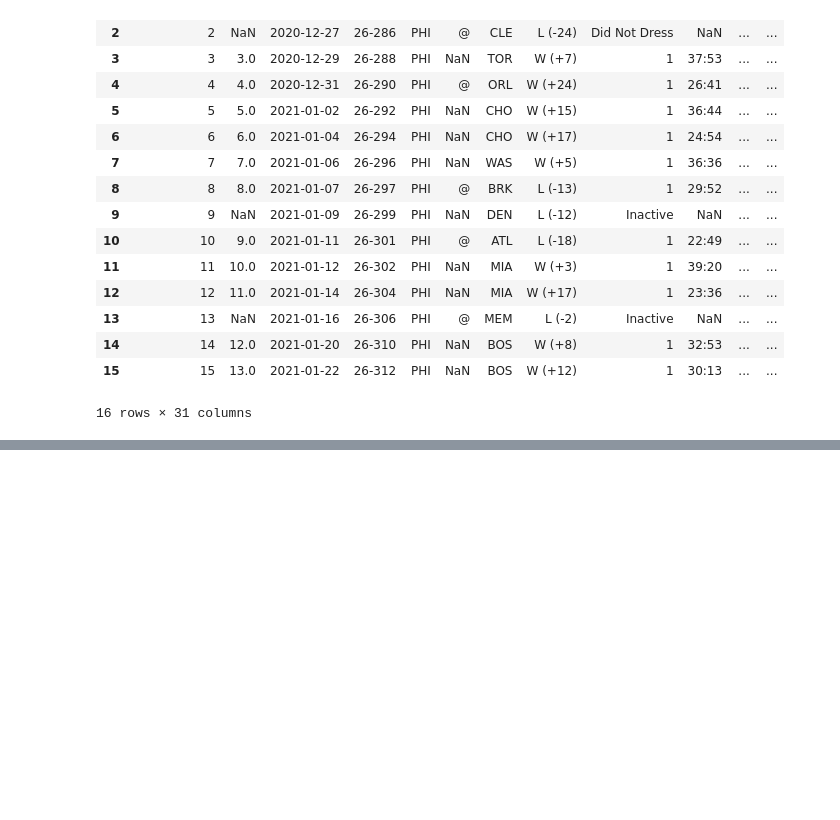
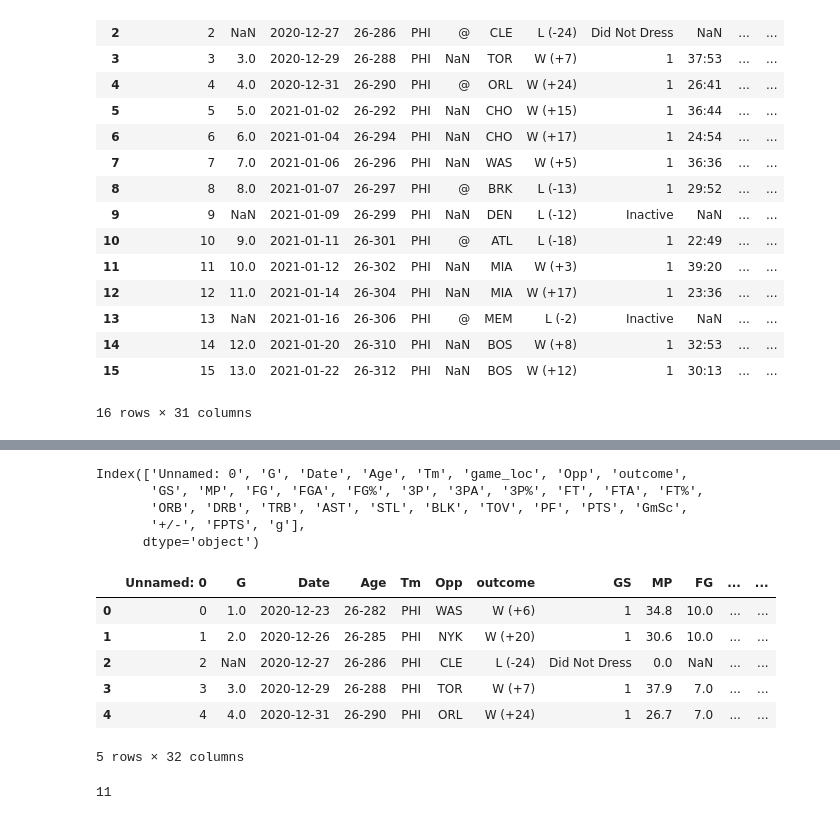
Before and after one commit to Sethicus-Millicus/basketball_data, a Jupyter notebook: NBAstats/Untitled Folder/web_scraping_tutorial.ipynb, the cells around one changed output, grey strips where cells are left out. Cells and saved outputs as stored; diff of their text form; code cells hidden in the pictures; blank space fills up the shorter version.

```diff
--- a/NBAstats/Untitled Folder/web_scraping_tutorial.ipynb
+++ b/NBAstats/Untitled Folder/web_scraping_tutorial.ipynb
@@ -195,0 +243,23 @@ df_embiid
+# %%
+column_names = {'': 'game_loc', '.1': 'outcome'}
+df_embiid.columns = df_embiid.columns.str.strip()
+df_embiid = df_embiid.rename(columns = column_names)
+df_embiid.columns
+# %% [output]
+Index(['Unnamed: 0', 'G', 'Date', 'Age', 'Tm', 'game_loc', 'Opp', 'outcome',
+       'GS', 'MP', 'FG', 'FGA', 'FG%', '3P', '3PA', '3P%', 'FT', 'FTA', 'FT%',
+       'ORB', 'DRB', 'TRB', 'AST', 'STL', 'BLK', 'TOV', 'PF', 'PTS', 'GmSc',
+       '+/-', 'FPTS', 'g'],
+      dtype='object')
+# %%
+df_embiid['HOME_GAME'] = [1 if pd.isna(df_embiid.game_loc[gm])==True else 0 for gm in range(len(df_embiid))]
+df_embiid.drop(['game_loc'], inplace=True, axis=1)
+df_embiid.head()
+# %% [output]
+|  | Unnamed: 0 | G | Date | Age | Tm | Opp | outcome | GS | MP | FG | ... | ... |
+| 0 | 0 | 1.0 | 2020-12-23 | 26-282 | PHI | WAS | W (+6) | 1 | 34.8 | 10.0 | ... | ... |
+| 1 | 1 | 2.0 | 2020-12-26 | 26-285 | PHI | NYK | W (+20) | 1 | 30.6 | 10.0 | ... | ... |
+| 2 | 2 | NaN | 2020-12-27 | 26-286 | PHI | CLE | L (-24) | Did Not Dress | 0.0 | NaN | ... | ... |
+| 3 | 3 | 3.0 | 2020-12-29 | 26-288 | PHI | TOR | W (+7) | 1 | 37.9 | 7.0 | ... | ... |
+| 4 | 4 | 4.0 | 2020-12-31 | 26-290 | PHI | ORL | W (+24) | 1 | 26.7 | 7.0 | ... | ... |
+5 rows × 32 columns
@@ -195,0 +269,6 @@ df_embiid
+# %%
+# getting wins into binary
+df_embiid['win'] = [1 if df_embiid['outcome'][gm][:1] == 'W' else 0 for gm in range(len(df_embiid))]
+sum(df_embiid.win)
+# %% [output]
+11
```
Also changed, not shown: parts of 5 cells of this notebook.
